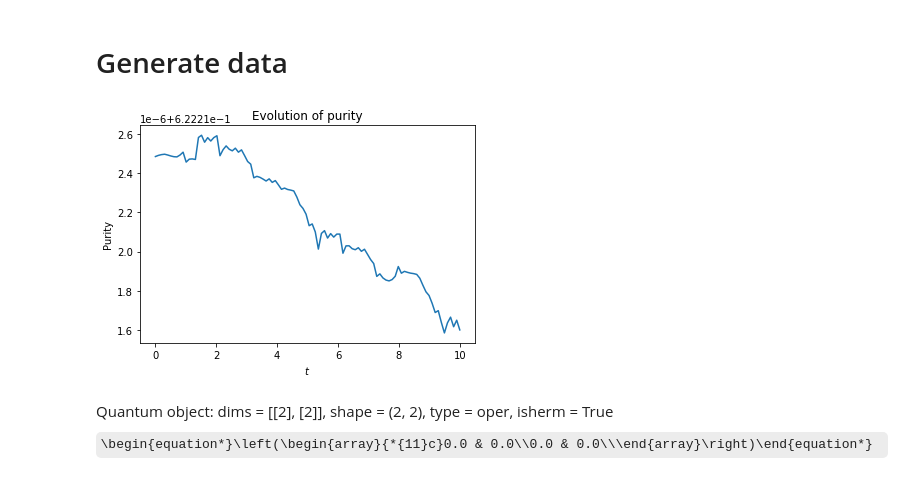
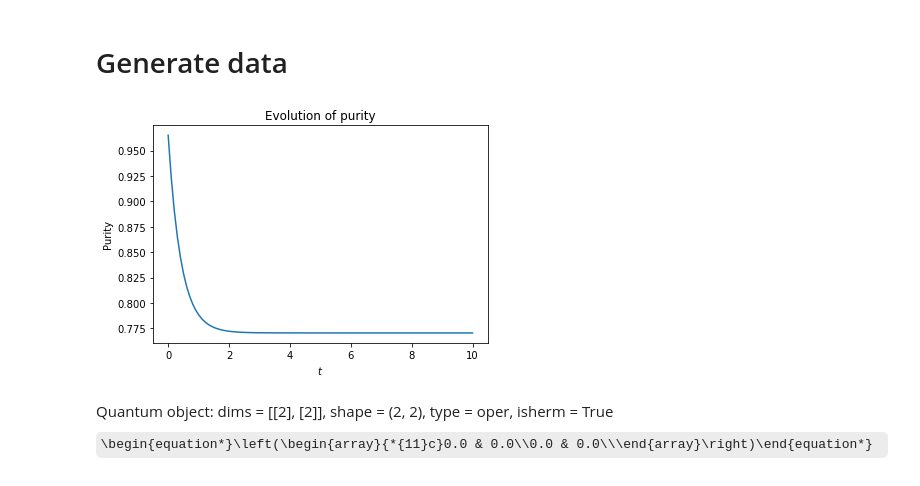
Before and after one commit to dibondar/QSystemIdentification, a Jupyter notebook: Lindblad_SI_compop.ipynb, the cells around one changed output. Saved outputs shown, nothing was run; the diff lists cells and outputs as text; code cells hidden in the pictures; some formulas as TeX source.

```diff
--- a/Lindblad_SI_compop.ipynb
+++ b/Lindblad_SI_compop.ipynb
@@ -36,19 +38,19 @@ def unknown_hermitian_matrix(name, n):
 # Generate data
 # %%
 H_exact = rand_herm(2)
-A_exact = 0 * rand_herm(2)
+A_exact = rand_herm(2)
 
 results = mesolve(H_exact, rand_dm(2), np.linspace(0, 10, 100), [A_exact])
 # Comvert states to numpy array
 rho = [_.data.toarray() for _ in results.states]
 
 plt.title("Evolution of purity")
 plt.plot(results.times, [_.purity() for _ in results.states])
 plt.xlabel('$t$')
 plt.ylabel('Purity')
 plt.show()
 # %% [output]
-[figure, old version]
+[figure, new version]
 # %%
 H_exact * A_exact - A_exact * H_exact
 # %% [output]
```
Also changed, not shown: parts of 35 cells of this notebook.
